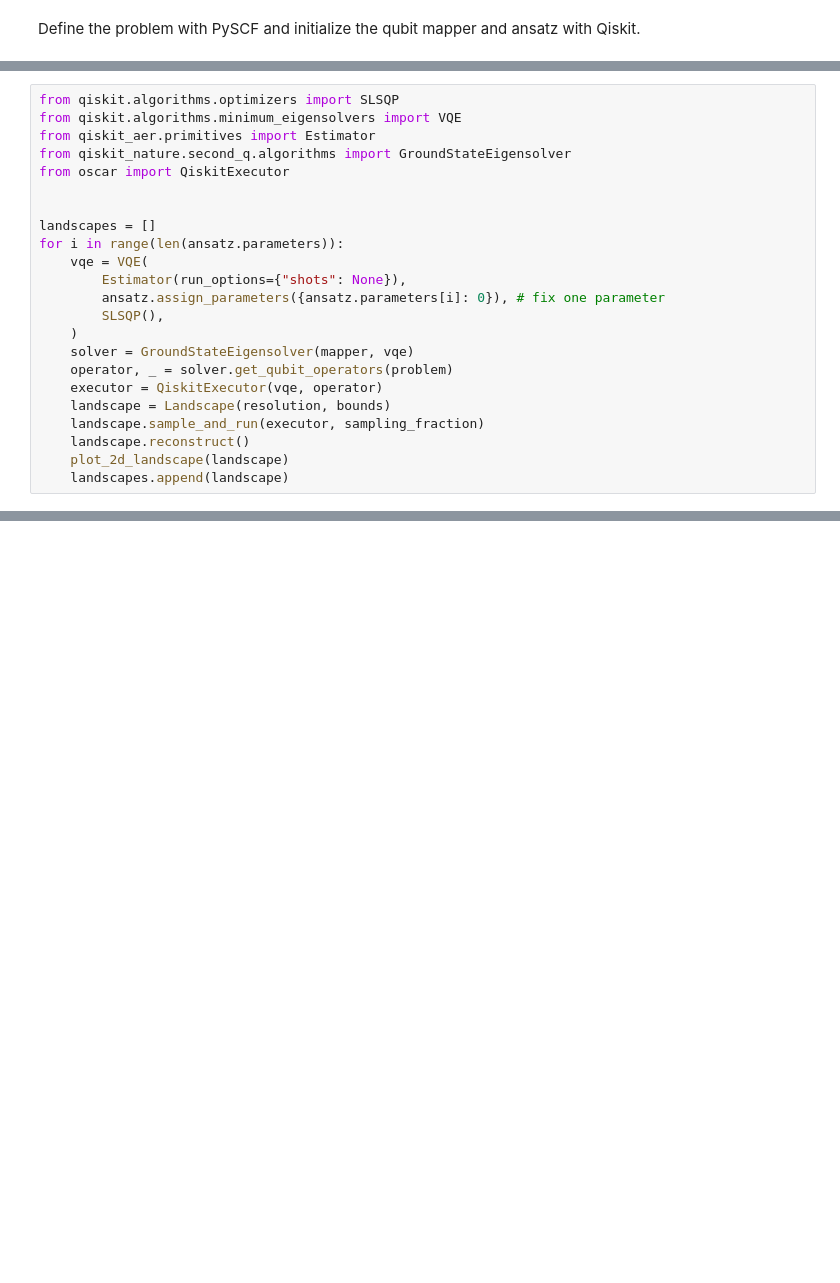
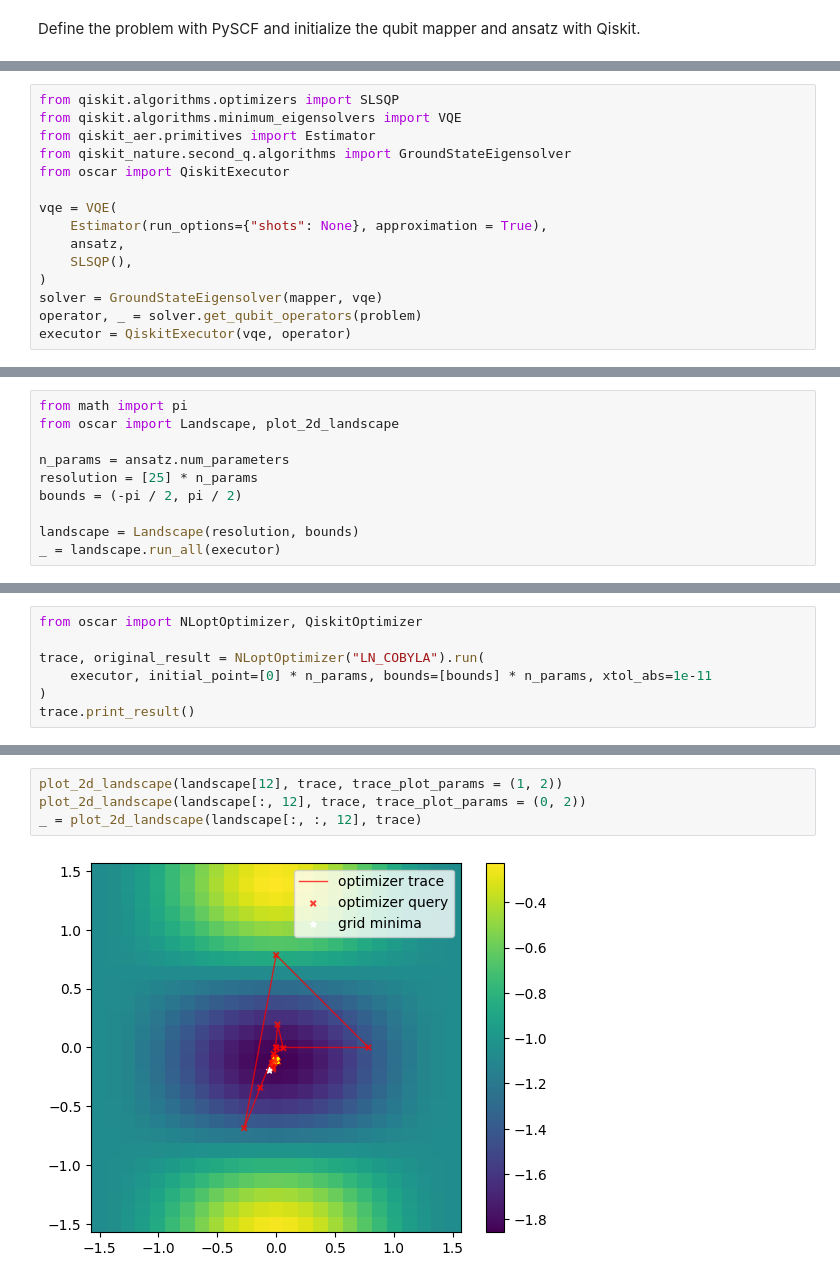
Before and after one commit to QUEST-UWMadison/OSCAR, a Jupyter notebook: notebooks/hydrogen.ipynb, the cells around one changed output, grey strips where cells are left out. Drawn from its saved outputs; the diff is of its cells as text; blank space fills up the shorter version.

Commit message:
update hydrogen notebook to showcase better slicing support and nd to 2d trace visualization

```diff
--- a/notebooks/hydrogen.ipynb
+++ b/notebooks/hydrogen.ipynb
@@ -40,19 +32,11 @@ from qiskit_aer.primitives import Estimator
 from qiskit_nature.second_q.algorithms import GroundStateEigensolver
 from oscar import QiskitExecutor
 
-
-landscapes = []
-for i in range(len(ansatz.parameters)):
-    vqe = VQE(
-        Estimator(run_options={"shots": None}),
-        ansatz.assign_parameters({ansatz.parameters[i]: 0}), # fix one parameter
-        SLSQP(),
-    )
-    solver = GroundStateEigensolver(mapper, vqe)
-    operator, _ = solver.get_qubit_operators(problem)
-    executor = QiskitExecutor(vqe, operator)
-    landscape = Landscape(resolution, bounds)
-    landscape.sample_and_run(executor, sampling_fraction)
-    landscape.reconstruct()
-    plot_2d_landscape(landscape)
-    landscapes.append(landscape)
+vqe = VQE(
+    Estimator(run_options={"shots": None}, approximation = True),
+    ansatz,
+    SLSQP(),
+)
+solver = GroundStateEigensolver(mapper, vqe)
+operator, _ = solver.get_qubit_operators(problem)
+executor = QiskitExecutor(vqe, operator)
@@ -62,0 +45,10 @@ for i in range(len(ansatz.parameters)):
+# %%
+from math import pi
+from oscar import Landscape, plot_2d_landscape
+
+n_params = ansatz.num_parameters
+resolution = [25] * n_params
+bounds = (-pi / 2, pi / 2)
+
+landscape = Landscape(resolution, bounds)
+_ = landscape.run_all(executor)
@@ -62,0 +57,7 @@ for i in range(len(ansatz.parameters)):
+# %%
+from oscar import NLoptOptimizer, QiskitOptimizer
+
+trace, original_result = NLoptOptimizer("LN_COBYLA").run(
+    executor, initial_point=[0] * n_params, bounds=[bounds] * n_params, xtol_abs=1e-11
+)
+trace.print_result()
@@ -62,0 +71,6 @@ for i in range(len(ansatz.parameters)):
+# %%
+plot_2d_landscape(landscape[12], trace, trace_plot_params = (1, 2))
+plot_2d_landscape(landscape[:, 12], trace, trace_plot_params = (0, 2))
+_ = plot_2d_landscape(landscape[:, :, 12], trace)
+# %% [output]
+[figure, added]
```
Also changed, not shown: parts of 12 cells of this notebook, 1 other file.
